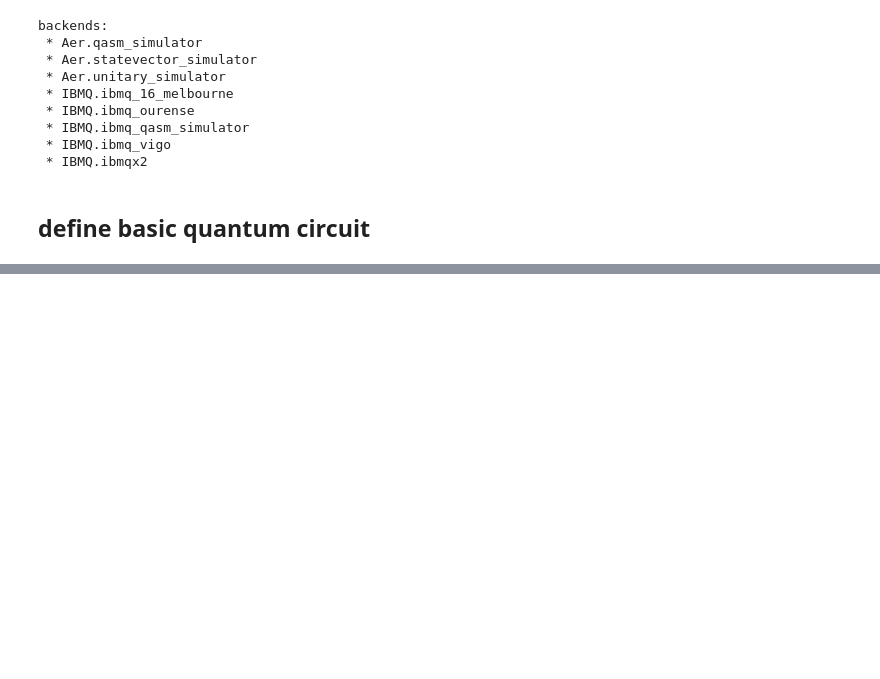
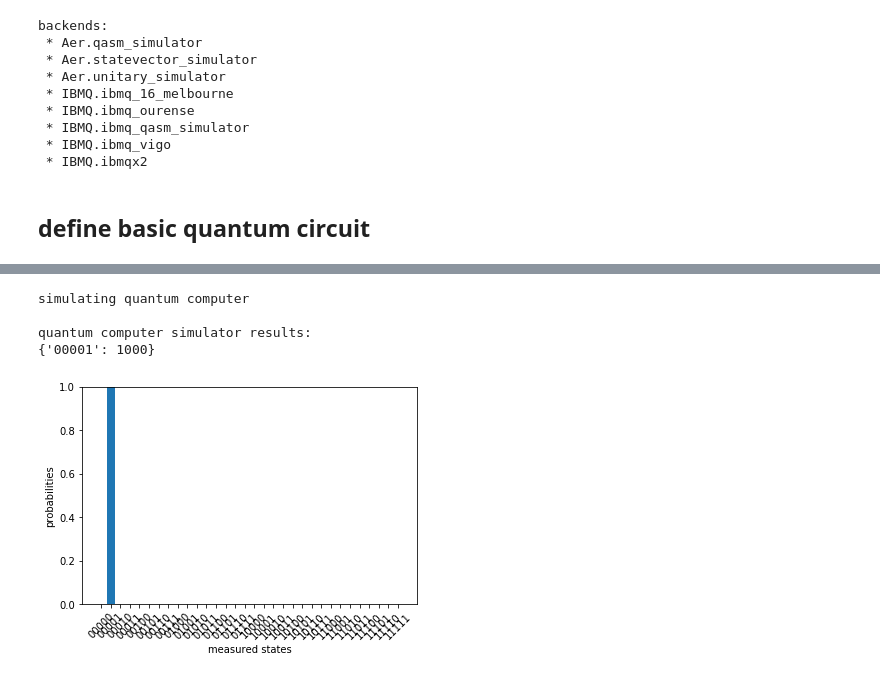
Before and after one commit to pocket-98/quantum-unsupremacy, a Jupyter notebook: quantum_adder/quantum.ipynb, the cells around one changed output, grey strips where cells are left out. Saved outputs shown, nothing was run; the diff lists cells and outputs as text; code cells hidden in the pictures; blank space fills up the shorter version.

```diff
--- a/quantum_adder/quantum.ipynb
+++ b/quantum_adder/quantum.ipynb
@@ -155,0 +278,20 @@ quantum computer simulator results:
+# %%
+qc = adder(a="0010", b="0001")
+
+# run ciruit no noise
+print("simulating quantum computer")
+backend = backends["Aer.qasm_simulator"]
+job = execute(qc, backend=backend, shots=1000)
+#job = execute(qc, backend=backend, coupling_map=couple, noise_model=noise_model, basis_gates=basis_gates, shots=10000)
+
+counts = job.result().get_counts()
+
+# show results
+print(f"\nquantum computer simulator results:\n{counts}")
+plt.show(plot_histogram(counts))
+# %% [output]
+simulating quantum computer
+
+quantum computer simulator results:
+{'00001': 1000}
+[figure, added]
```
Also changed, not shown: parts of 6 cells of this notebook.
